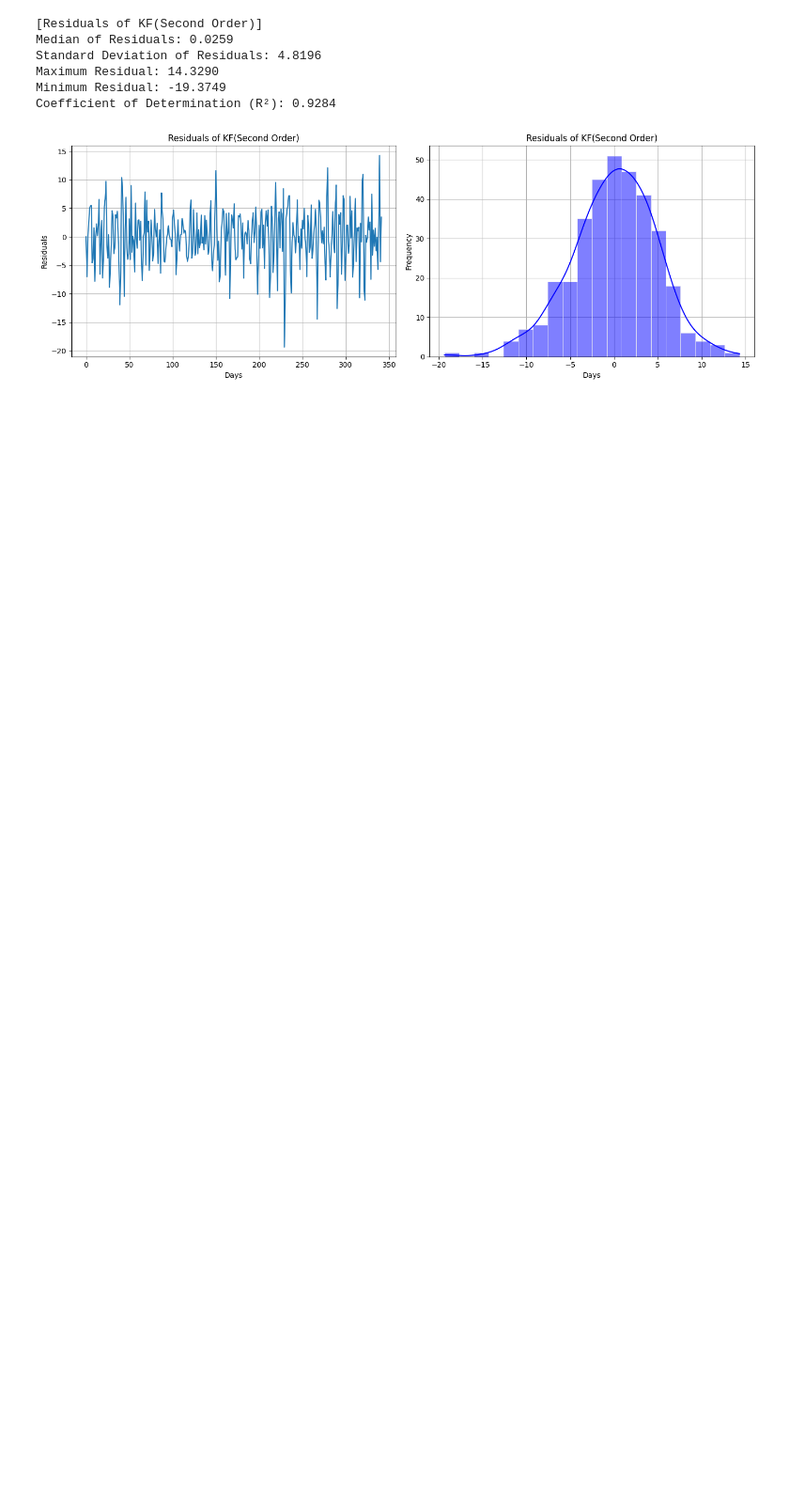
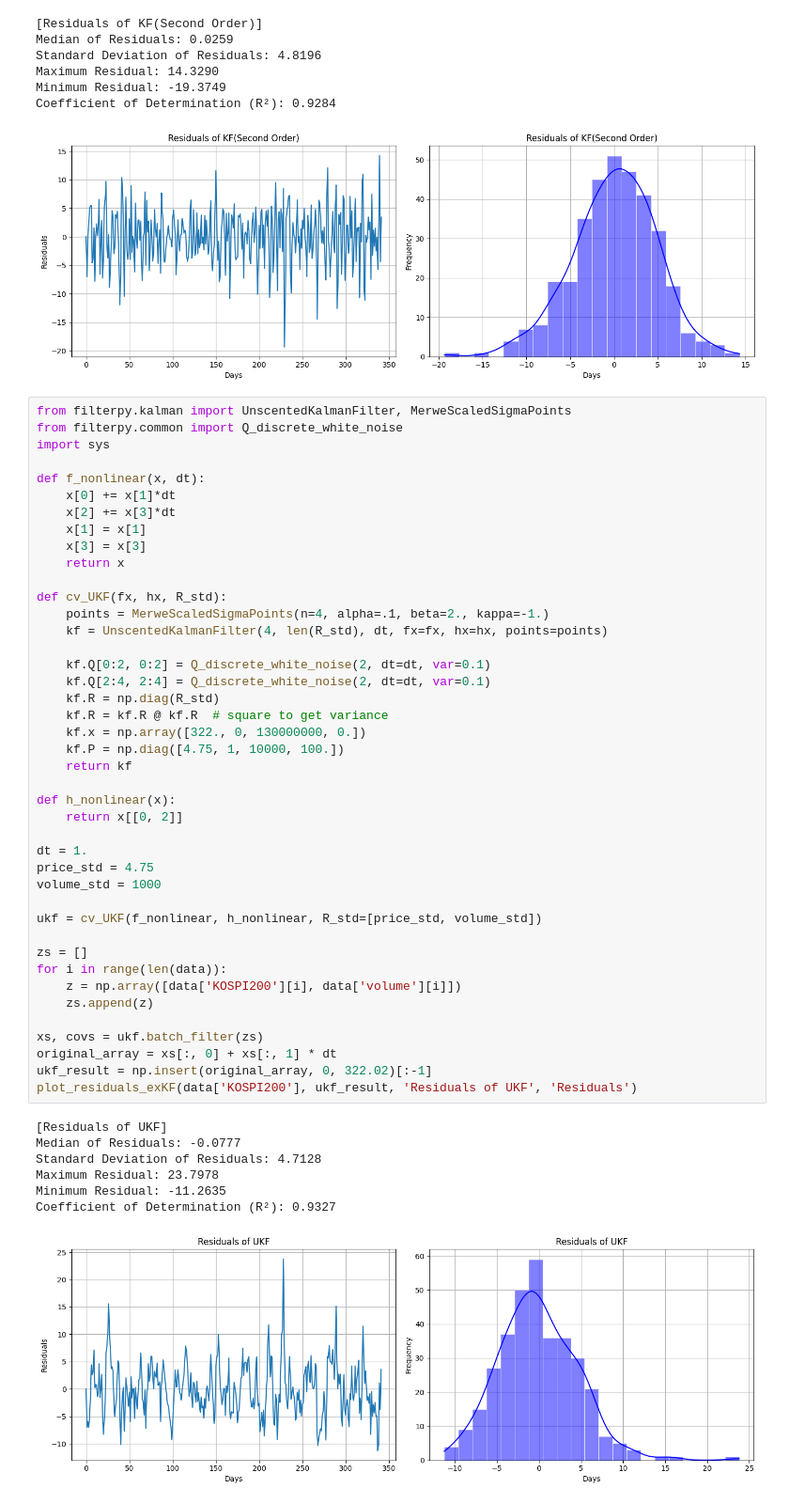
Before and after one commit to StarryNight82/QR_20240424, a Jupyter notebook: signal_noise.ipynb, the cells around one changed output. Shown at 94% size. Saved outputs shown, nothing was run; the diff lists cells and outputs as text; blank space fills up the shorter version.

```diff
--- a/signal_noise.ipynb
+++ b/signal_noise.ipynb
@@ -389,6 +389,56 @@ Maximum Residual: 14.3290
 Minimum Residual: -19.3749
 Coefficient of Determination (R²): 0.9284
 [figure]
+# %%
+from filterpy.kalman import UnscentedKalmanFilter, MerweScaledSigmaPoints
+from filterpy.common import Q_discrete_white_noise
+import sys
+
+def f_nonlinear(x, dt):
+    x[0] += x[1]*dt
+    x[2] += x[3]*dt
+    x[1] = x[1]
+    x[3] = x[3]
+    return x
+
+def cv_UKF(fx, hx, R_std):
+    points = MerweScaledSigmaPoints(n=4, alpha=.1, beta=2., kappa=-1.)
+    kf = UnscentedKalmanFilter(4, len(R_std), dt, fx=fx, hx=hx, points=points)
+
+    kf.Q[0:2, 0:2] = Q_discrete_white_noise(2, dt=dt, var=0.1)
+    kf.Q[2:4, 2:4] = Q_discrete_white_noise(2, dt=dt, var=0.1)
+    kf.R = np.diag(R_std)
+    kf.R = kf.R @ kf.R  # square to get variance
+    kf.x = np.array([322., 0, 130000000, 0.])
+    kf.P = np.diag([4.75, 1, 10000, 100.])
+    return kf
+
+def h_nonlinear(x):
+    return x[[0, 2]]
+
+dt = 1.
+price_std = 4.75
+volume_std = 1000
+
+ukf = cv_UKF(f_nonlinear, h_nonlinear, R_std=[price_std, volume_std])
+
+zs = []
+for i in range(len(data)):
+    z = np.array([data['KOSPI200'][i], data['volume'][i]])
+    zs.append(z)
+
+xs, covs = ukf.batch_filter(zs)
+original_array = xs[:, 0] + xs[:, 1] * dt
+ukf_result = np.insert(original_array, 0, 322.02)[:-1]
+plot_residuals_exKF(data['KOSPI200'], ukf_result, 'Residuals of UKF', 'Residuals')
+# %% [output]
+[Residuals of UKF]
+Median of Residuals: -0.0777
+Standard Deviation of Residuals: 4.7128
+Maximum Residual: 23.7978
+Minimum Residual: -11.2635
+Coefficient of Determination (R²): 0.9327
+[figure, added]
 # %%
 plt.figure(figsize=(10, 5))  # Set the figure size
 plt.scatter(data['Date'], data['KOSPI200'], alpha=0.5, s=4, label='KOSPI200', color='blue')
```
Also changed, not shown: parts of 4 cells of this notebook, 2 other files.
